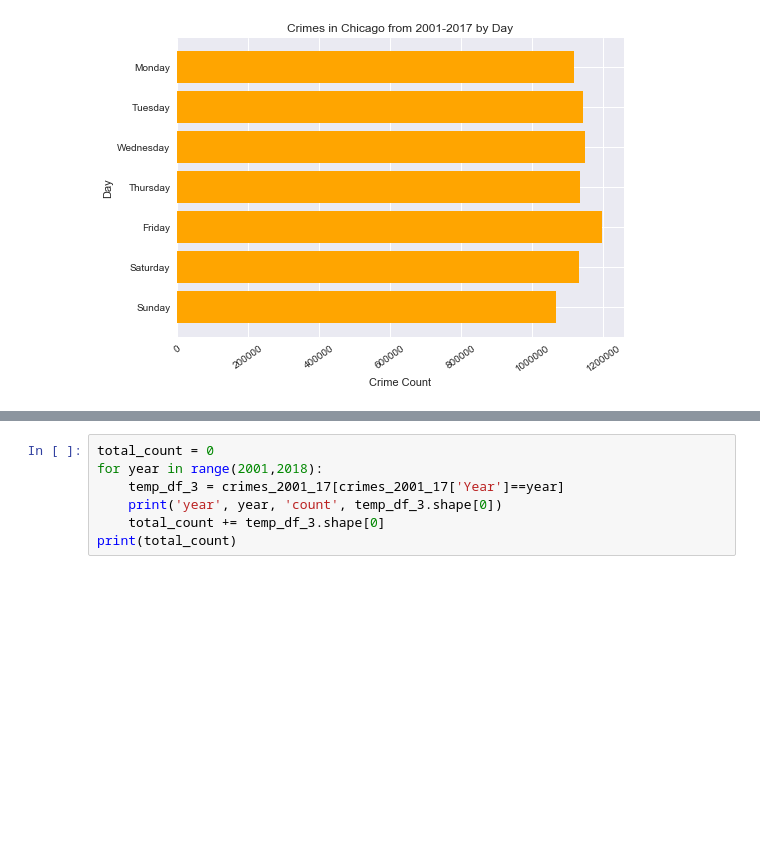
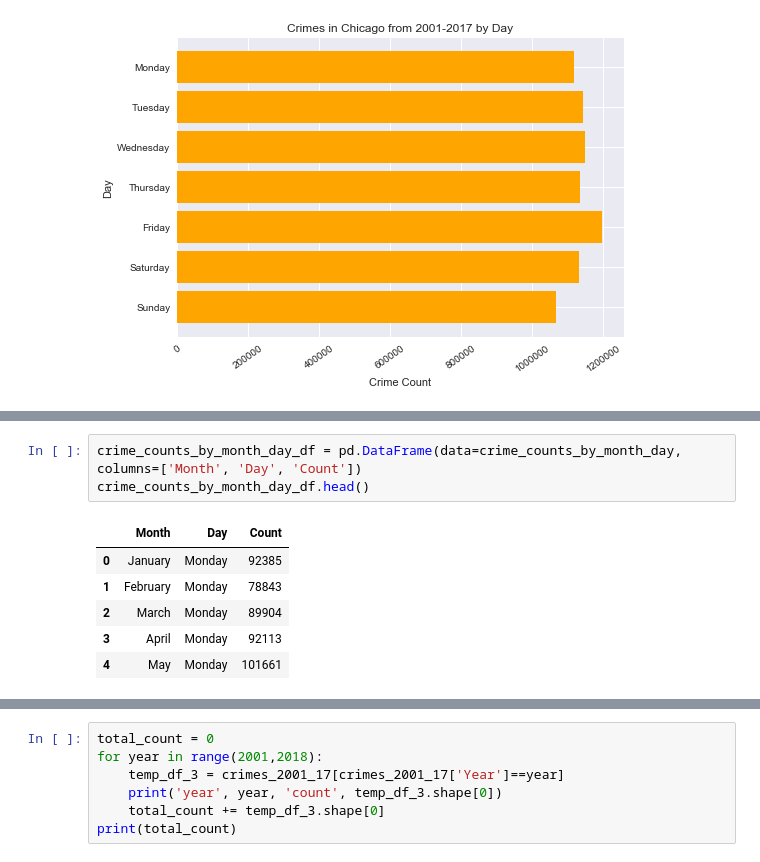
Before and after one commit to bodhisattamaiti25/projects-data-science, a Jupyter notebook: chicago_crime_data_analysis/chicago_crime_data_analysis.ipynb, the cells around one changed output, grey strips where cells are left out. Cells and saved outputs as stored; diff of their text form; blank space fills up the shorter version.

```diff
--- a/chicago_crime_data_analysis/chicago_crime_data_analysis.ipynb
+++ b/chicago_crime_data_analysis/chicago_crime_data_analysis.ipynb
@@ -330,0 +338,10 @@ plt.show()
+# %%
+crime_counts_by_month_day_df = pd.DataFrame(data=crime_counts_by_month_day, columns=['Month', 'Day', 'Count'])
+crime_counts_by_month_day_df.head()
+# %% [output]
+|  | Month | Day | Count |
+| 0 | January | Monday | 92385 |
+| 1 | February | Monday | 78843 |
+| 2 | March | Monday | 89904 |
+| 3 | April | Monday | 92113 |
+| 4 | May | Monday | 101661 |
```
Also changed, not shown: parts of 4 cells of this notebook.
